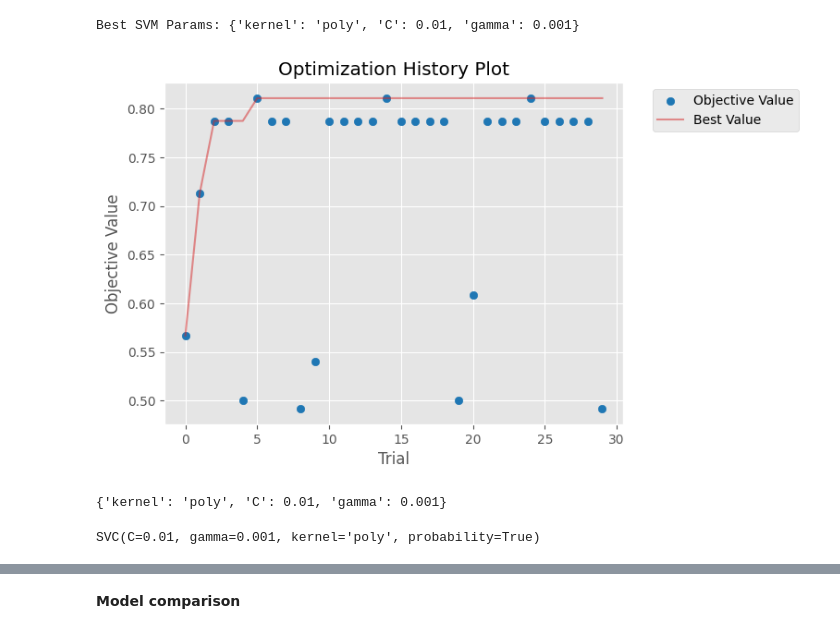
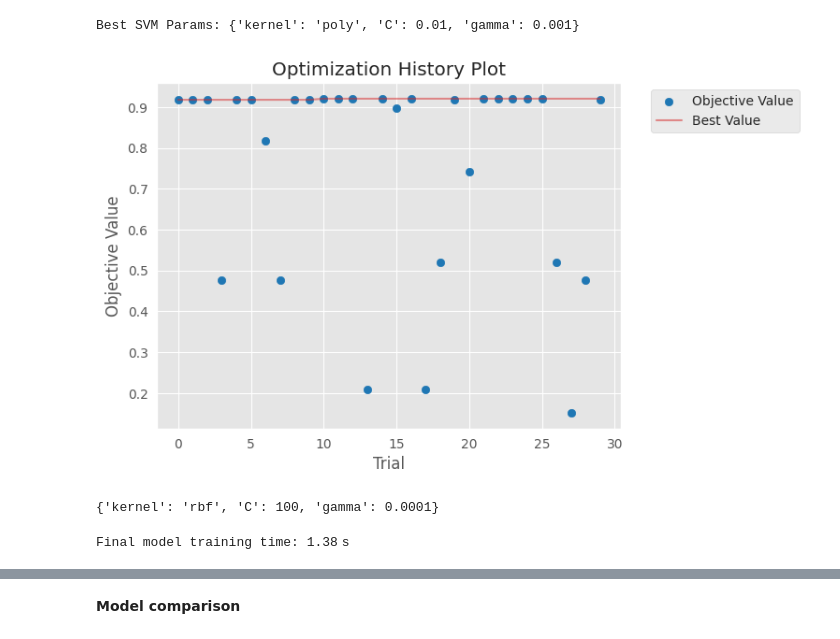
Before and after one commit to annam1102/Thesis_DSS, a Jupyter notebook: DenseNet+SVM_class_imbalance.ipynb, the cells around one changed output, grey strips where cells are left out. Saved outputs shown, nothing was run; the diff lists cells and outputs as text; code cells hidden in the pictures.

```diff
--- a/DenseNet+SVM_class_imbalance.ipynb
+++ b/DenseNet+SVM_class_imbalance.ipynb
@@ -547,14 +616,19 @@ print("Best SVM Params:", study_densenetsvm_over.best_params)
 Best SVM Params: {'kernel': 'rbf', 'C': 100, 'gamma': 10}
 # %%
 import warnings
+import optuna
 import optuna.visualization.matplotlib as vis_matplotlib
+import os
 
-# Suppress warning and plot the optimization history
+# Define the path
+save_path = "/content/drive/MyDrive/Thesis_Plots_q1"
+
+# Suppress warnings and plot the optimization history
 with warnings.catch_warnings():
     warnings.simplefilter("ignore", optuna.exceptions.ExperimentalWarning)
-    ax = vis_matplotlib.plot_optimization_history(study_densenetsvm_over)
+    ax = vis_matplotlib.plot_optimization_history(study_densenetsvm)
 
-# Save the figure
+# Save the figure to the Thesis_Plots_q1 folder
 fig = ax.figure
-fig.savefig("optuna_optimization_history_densenetsvmOVER.png", dpi=300, bbox_inches='tight')
+fig.savefig(os.path.join(save_path, "optuna_over_densenetsvm.png"), dpi=300, bbox_inches='tight')
 # %% [output]
@@ -848,35 +949,48 @@ def objective(trial):
 # %%
 import optuna
 import logging
+from time import perf_counter
 
-# Suppress Optuna INFO and DEBUG logs
-optuna.logging.set_verbosity(optuna.logging.WARNING)
+start_tune = perf_counter(0)
 
 # Run the optimization
 study_densenetsvm_under = optuna.create_study(direction="maximize")
 study_densenetsvm_under.optimize(objective, n_trials=30, n_jobs=1)
+
+end_tune = perf_counter()
+tuning_time = end_tune - start_tune
+print(f"Hyperparameter‑tuning time: {tuning_time:.2f} s")
+
 print("Best SVM Params:", study_densenetsvm_under.best_params)
 # %% [output]
 Best SVM Params: {'kernel': 'poly', 'C': 0.01, 'gamma': 0.001}
 # %%
 import warnings
+import optuna
 import optuna.visualization.matplotlib as vis_matplotlib
+import os
 
-# Suppress warning and plot the optimization history
+# Define the desired save path
+save_path = "/content/drive/MyDrive/Thesis_Plots_q1"
+
+# Ensure the directory exists
+os.makedirs(save_path, exist_ok=True)
+
+# Suppress warnings and plot the optimization history
 with warnings.catch_warnings():
     warnings.simplefilter("ignore", optuna.exceptions.ExperimentalWarning)
-    ax = vis_matplotlib.plot_optimization_history(study_densenetsvm_under)
+    ax = vis_matplotlib.plot_optimization_history(study_densenetsvm)
 
-# Save the figure
+# Save the figure to the thesis plots
 fig = ax.figure
-fig.savefig("optuna_optimization_history_densenetsvmUNDER.png", dpi=300, bbox_inches='tight')
+fig.savefig(os.path.join(save_path, "optuna_under_densenetsvm.png"), dpi=300, bbox_inches='tight')
 # %% [output]
-[figure, old version]
+[figure, new version]
 # %%
-under_densenetsvm_params = study_densenetsvm_under.best_params
+under_densenetsvm_params = study_densenetsvm.best_params
 print(under_densenetsvm_params)
 # %% [output]
-{'kernel': 'poly', 'C': 0.01, 'gamma': 0.001}
+{'kernel': 'rbf', 'C': 100, 'gamma': 0.0001}
 # %%
 final_params_under_densenetsvm = dict(kernel=under_densenetsvm_params['kernel'], C= under_densenetsvm_params['C'], gamma = under_densenetsvm_params['gamma'])
 # %%
@@ -885,12 +999,18 @@ X_trainval_final = np.concatenate([X_train, X_val], axis=0)
 y_trainval_final = np.concatenate([y_train_under, y_val], axis=0)
 
 # Define the final SVM model using the best hyperparameters
-model = SVC(kernel='poly', C=0.01, gamma=0.001, probability=True)
+model = SVC(kernel='rbf', C=100, gamma=0.0001, probability=True)
+
+start_train = perf_counter()
 
 # Train the algorithm on combined train+val set
 model.fit(X_trainval_final, y_trainval_final)
+
+end_train = perf_counter()
+training_time = end_train - start_train
+print(f"Final model training time: {training_time:.2f} s")
 # %% [output]
-SVC(C=0.01, gamma=0.001, kernel='poly', probability=True)
+Final model training time: 1.38 s
 # %%
 from sklearn.metrics import (accuracy_score, balanced_accuracy_score, precision_score,
                              recall_score, f1_score, log_loss, brier_score_loss,
```
Also changed, not shown: parts of 53 cells of this notebook.
